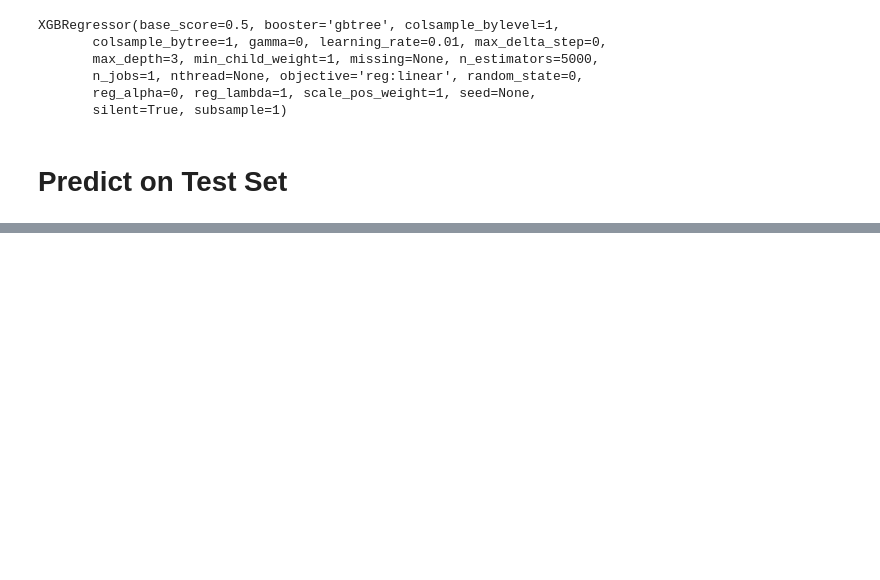
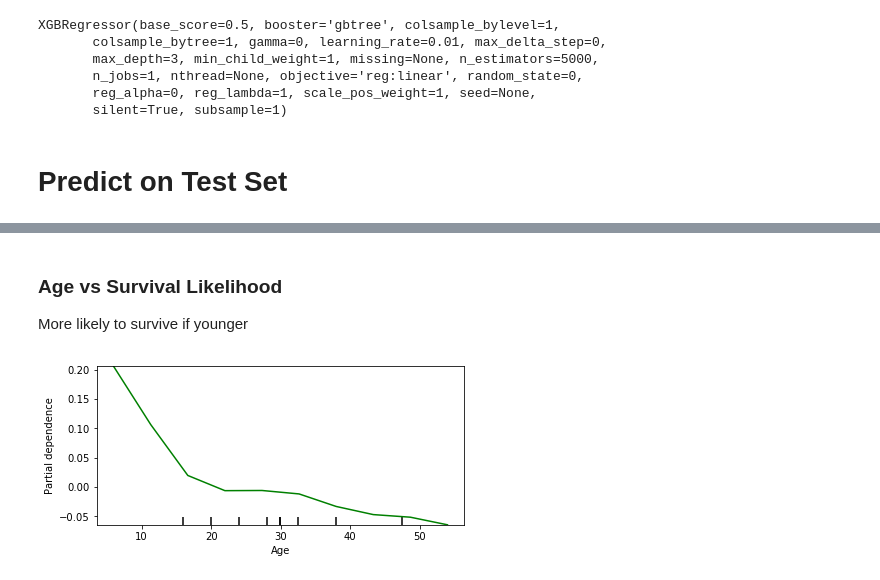
Before and after one commit to coffeenmusic/Kaggle-Titanic-Competition, a Jupyter notebook: Titanic Contest.ipynb, the cells around one changed output, grey strips where cells are left out. Cells and saved outputs as stored; diff of their text form; code cells hidden in the pictures; blank space fills up the shorter version.

```diff
--- a/Titanic Contest.ipynb
+++ b/Titanic Contest.ipynb
@@ -104,0 +159,8 @@ output.to_csv('submission.csv', index=False)
+# %%
+from sklearn.ensemble import GradientBoostingRegressor
+from sklearn.ensemble.partial_dependence import partial_dependence, plot_partial_dependence
+import matplotlib
+%matplotlib inline
+
+partial_dependence_model = GradientBoostingRegressor()
+partial_dependence_model.fit(titanic_X.values, y.values)
@@ -104,0 +175,11 @@ output.to_csv('submission.csv', index=False)
+# %% [markdown]
+### Age vs Survival Likelihood
+More likely to survive if younger
+# %%
+plotter = plot_partial_dependence(partial_dependence_model,
+                                  features=[0], # Column numbers of plots to show
+                                  X=titanic_X.values,
+                                  feature_names=list(titanic_X.columns),
+                                 grid_resolution=10)
+# %% [output]
+[figure, added]
```
Also changed, not shown: parts of 27 cells of this notebook.
